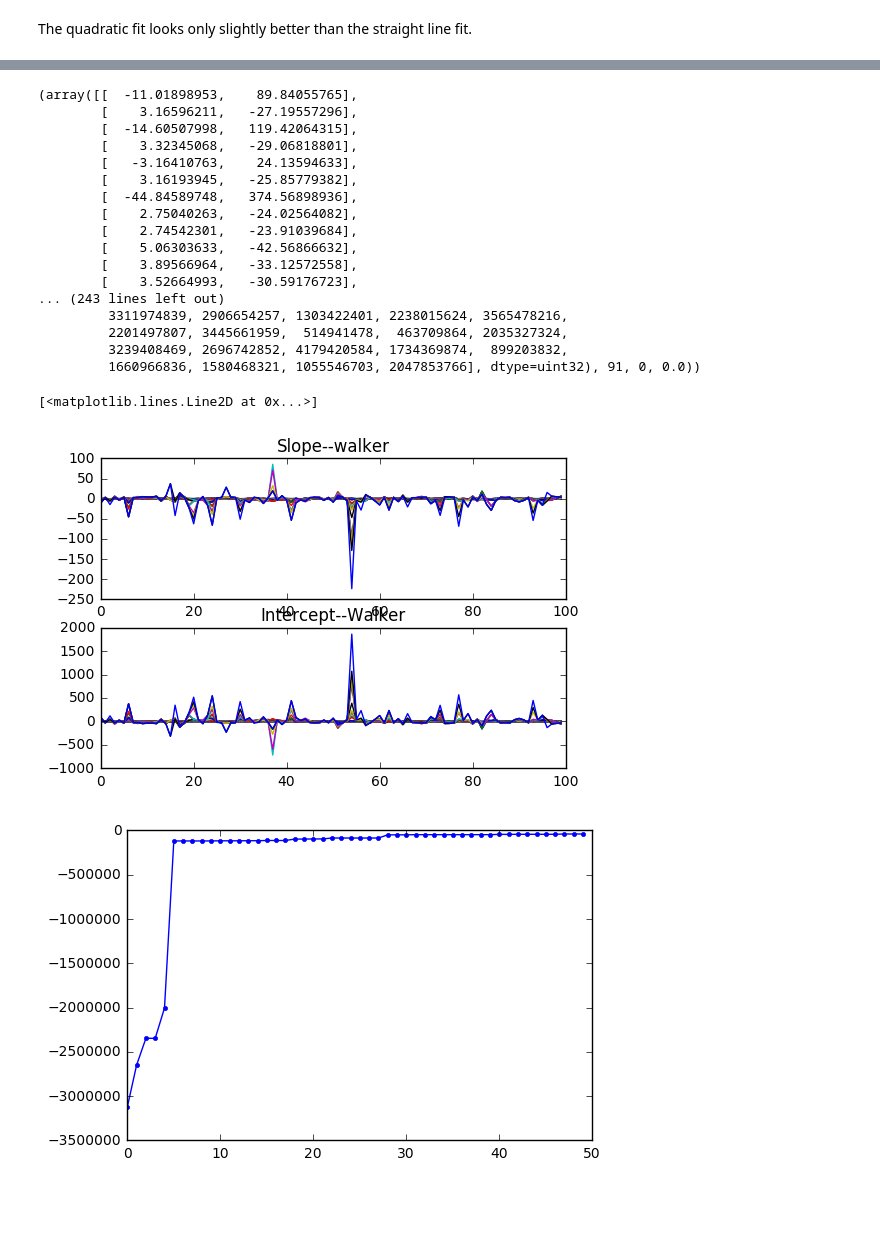
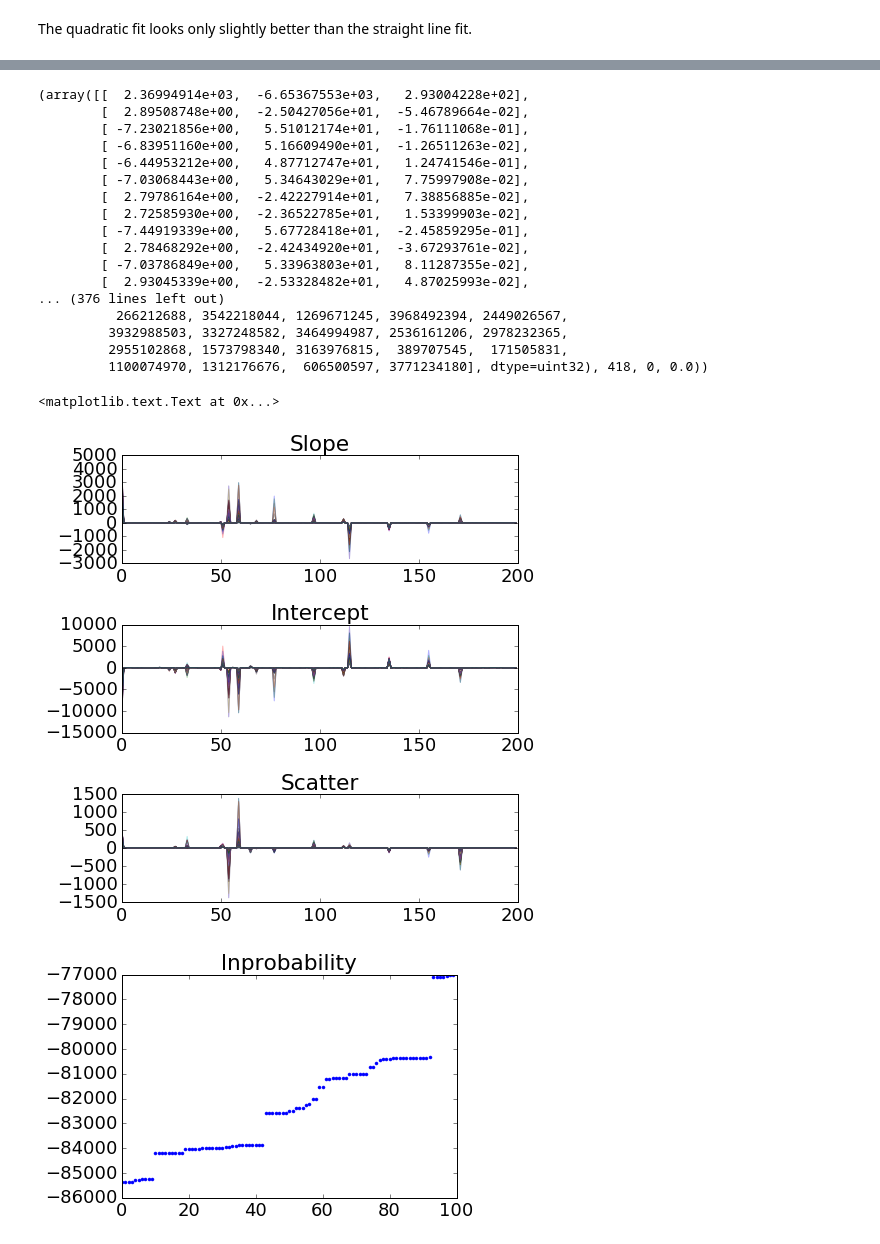
Before and after one commit to dgorthi/ay250, a Jupyter notebook: hw05/PS5.ipynb, the cells around one changed output, grey strips where cells are left out. Cells and saved outputs as stored; diff of their text form; code cells hidden in the pictures; blank space fills up the shorter version.

```diff
--- a/hw05/PS5.ipynb
+++ b/hw05/PS5.ipynb
@@ -429,16 +400,12 @@ def metallicity(bmag,dist,N):
     Merr = np.random.normal(loc=0,scale=0.1,size=np.size(dist))
     Mb = M+Merr
 
-    # Z = np.random.normal(loc=6.27,scale=0.21,size=np.size(dist))
-    # +(np.random.normal(loc=-0.11,scale=0.01,size=np.size(dist)))*Mb
-    Z = 6.27 -0.11*Mb
-    Zerr = np.random.normal(loc=0,scale=0.15,size=np.size(dist))
+    Z = 6.27+(-0.11)*M
+
+    Zerr = np.sqrt((0.21)**2 + ((0.01/0.11)**2+(Merr/M)**2)*(0.11*M)**2)
+    +np.random.normal(loc=0,scale=0.15,size=np.size(dist))
 
     return Z,Zerr
-# %%
-def lnP(theta,met,met_err,sfr,sfr_err):
-    chi2 = 0.5*(sfr-theta[1]-theta[0]*met)**2/(sfr_err**2 + (theta[0]*met_err)**2)
-    return -np.sum(chi2)
 # %%
 dist,bmag,fuv,fuv_err = np.loadtxt('ps5.data',comments='#',usecols=(7,8,11,12)).T
 mask = np.where((bmag!=99.99)&(fuv!=99.99))
@@ -450,41 +417,50 @@ fuv_err[err_mask]= 0.5
 
 met,merr = metallicity(bmag,dist,N)
 sfr,serr = gen_sfr(fuv,fuv_err,dist,N)
+# %%
+def lnP(theta,met,met_err,sfr,sfr_err):
+    chi2 = 0.5*(sfr-theta[1]-theta[0]*met)**2/(sfr_err**2 + (theta[0]*met_err)**2)
+    s = 0.5*np.log(sfr_err**2+(theta[0]*met_err)**2+theta[2]**2)
+    return -np.sum(chi2+s)
 # %%
-ndim,nwalkers = 2,100
+ndim,nwalkers = 3,200
 theta0 = np.array([np.random.rand(ndim) for i in range(nwalkers)])
 
 sampler = emcee.EnsembleSampler(nwalkers,ndim,lnP,args=(met,merr,sfr,serr))
-sampler.run_mcmc(theta0,50)
+sampler.run_mcmc(theta0,300)
 # %% [output]
-(array([[  -11.01898953,    89.84055765],
-        [    3.16596211,   -27.19557296],
-        [  -14.60507998,   119.42064315],
-        [    3.32345068,   -29.06818801],
-        [   -3.16410763,    24.13594633],
-        [    3.16193945,   -25.85779382],
-        [  -44.84589748,   374.56898936],
-        [    2.75040263,   -24.02564082],
-        [    2.74542301,   -23.91039684],
-        [    5.06303633,   -42.56866632],
-        [    3.89566964,   -33.12572558],
-        [    3.52664993,   -30.59176723],
-... (243 lines left out)
-         3311974839, 2906654257, 1303422401, 2238015624, 3565478216,
-         2201497807, 3445661959,  514941478,  463709864, 2035327324,
-         3239408469, 2696742852, 4179420584, 1734369874,  899203832,
-         1660966836, 1580468321, 1055546703, 2047853766], dtype=uint32), 91, 0, 0.0))
+(array([[  2.36994914e+03,  -6.65367553e+03,   2.93004228e+02],
+        [  2.89508748e+00,  -2.50427056e+01,  -5.46789664e-02],
+        [ -7.23021856e+00,   5.51012174e+01,  -1.76111068e-01],
+        [ -6.83951160e+00,   5.16609490e+01,  -1.26511263e-02],
+        [ -6.44953212e+00,   4.87712747e+01,   1.24741546e-01],
+        [ -7.03068443e+00,   5.34643029e+01,   7.75997908e-02],
+        [  2.79786164e+00,  -2.42227914e+01,   7.38856885e-02],
+        [  2.72585930e+00,  -2.36522785e+01,   1.53399903e-02],
+        [ -7.44919339e+00,   5.67728418e+01,  -2.45859295e-01],
+        [  2.78468292e+00,  -2.42434920e+01,  -3.67293761e-02],
+        [ -7.03786849e+00,   5.33963803e+01,   8.11287355e-02],
+        [  2.93045339e+00,  -2.53328482e+01,   4.87025993e-02],
+... (376 lines left out)
+          266212688, 3542218044, 1269671245, 3968492394, 2449026567,
+         3932988503, 3327248582, 3464994987, 2536161206, 2978232365,
+         2955102868, 1573798340, 3163976815,  389707545,  171505831,
+         1100074970, 1312176676,  606500597, 3771234180], dtype=uint32), 418, 0, 0.0))
 # %%
 ## Diagnostic plots
-f1,(ax1,ax2)=plt.subplots(2,1)
-ax1.plot(sampler.chain[:,:,0])#,'.-')
-ax1.set_title('Slope--walker')
-ax2.plot(sampler.chain[:,:,1])#,'.-')
-ax2.set_title('Intercept--Walker')
+f1,(ax1,ax2,ax3)=plt.subplots(3,1,figsize=(7,7))
+ax1.plot(sampler.chain[:,200:,0],alpha=0.3)
+ax1.set_title('Slope')
+ax2.plot(sampler.chain[:,200:,1],alpha=0.3)
+ax2.set_title('Intercept')
+ax3.plot(sampler.chain[:,200:,2],alpha=0.3)
+ax3.set_title('Scatter')
+plt.tight_layout(pad=0.4, w_pad=0.5, h_pad=1.0)
 
 f2,ax3=plt.subplots(1,1)
-ax3.plot(sampler.lnprobability[0,:],'.-')
+ax3.plot(sampler.lnprobability[0,200:],'.')
+ax3.set_title('lnprobability')
 # %% [output]
-[<matplotlib.lines.Line2D at 0x...>]
+<matplotlib.text.Text at 0x...>
-[figure, old version]
+[figure, new version]
-[figure, old version]
+[figure, new version]
```
Also changed, not shown: parts of 35 cells of this notebook, 1 other file.
